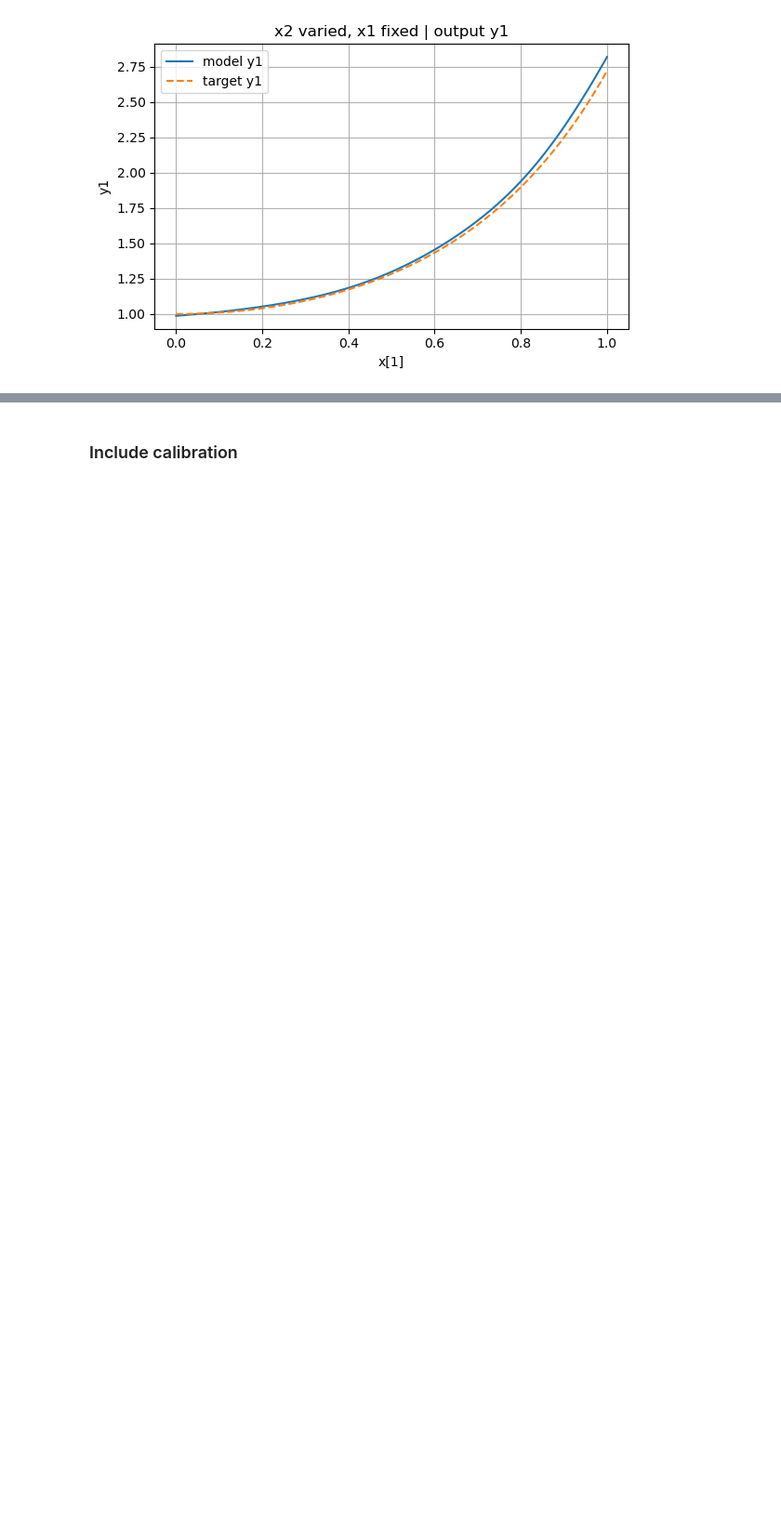
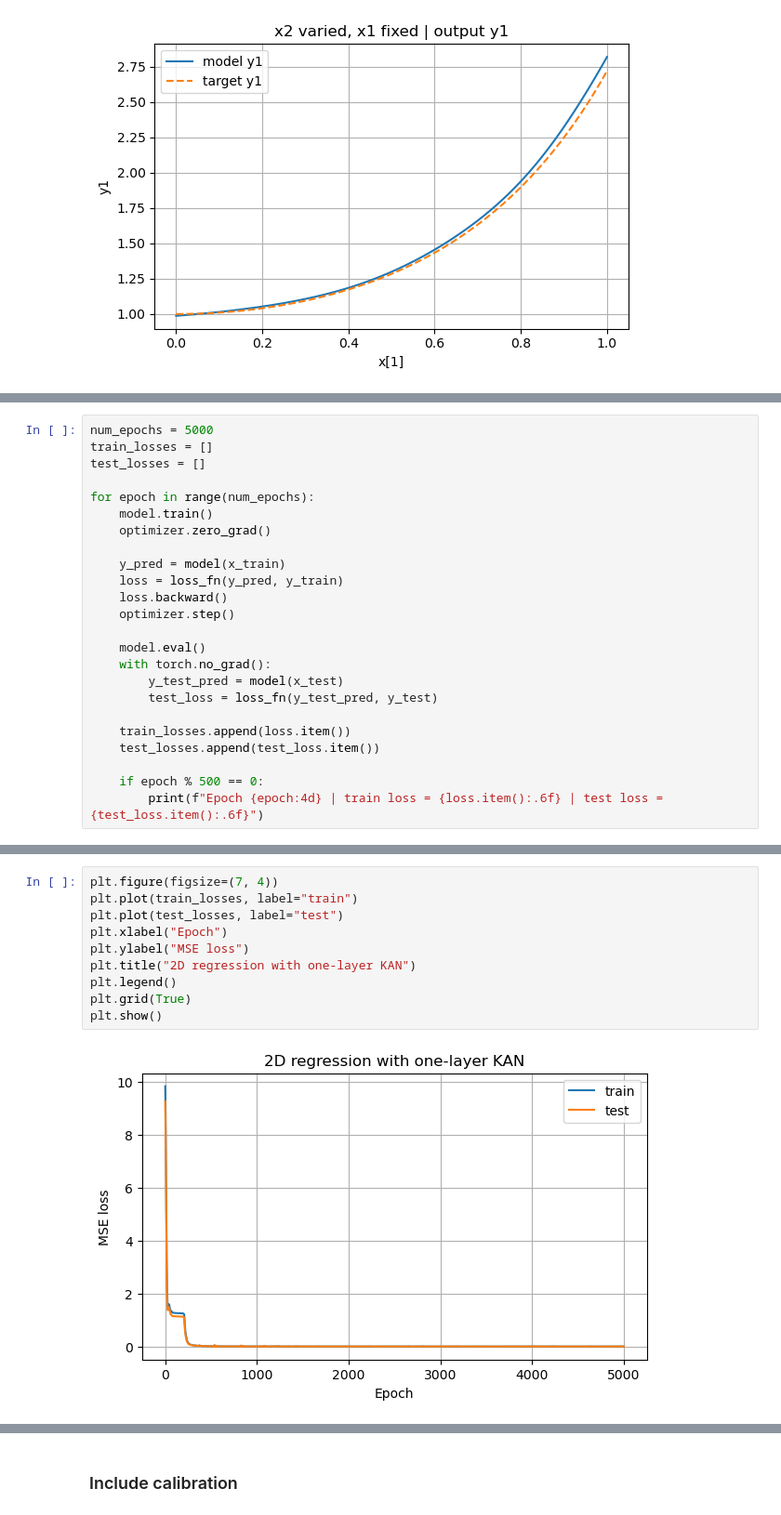
Before and after one commit to sofijaorlovic/photonic-KAN, a Jupyter notebook: affine_experiments.ipynb, the cells around one changed output, grey strips where cells are left out. Shown at 93% size. Cells and saved outputs as stored; diff of their text form; blank space fills up the shorter version.

```diff
--- a/affine_experiments.ipynb
+++ b/affine_experiments.ipynb
@@ -227,0 +251,24 @@ for s in stats:
+# %%
+num_epochs = 5000
+train_losses = []
+test_losses = []
+
+for epoch in range(num_epochs):
+    model.train()
+    optimizer.zero_grad()
+
+    y_pred = model(x_train)
+    loss = loss_fn(y_pred, y_train)
+    loss.backward()
+    optimizer.step()
+
+    model.eval()
+    with torch.no_grad():
+        y_test_pred = model(x_test)
+        test_loss = loss_fn(y_test_pred, y_test)
+
+    train_losses.append(loss.item())
+    test_losses.append(test_loss.item())
+
+    if epoch % 500 == 0:
+        print(f"Epoch {epoch:4d} | train loss = {loss.item():.6f} | test loss = {test_loss.item():.6f}")
@@ -227,0 +286,12 @@ for s in stats:
+# %%
+plt.figure(figsize=(7, 4))
+plt.plot(train_losses, label="train")
+plt.plot(test_losses, label="test")
+plt.xlabel("Epoch")
+plt.ylabel("MSE loss")
+plt.title("2D regression with one-layer KAN")
+plt.legend()
+plt.grid(True)
+plt.show()
+# %% [output]
+[figure, added]
```
Also changed, not shown: parts of 10 cells of this notebook, 1 other file.
